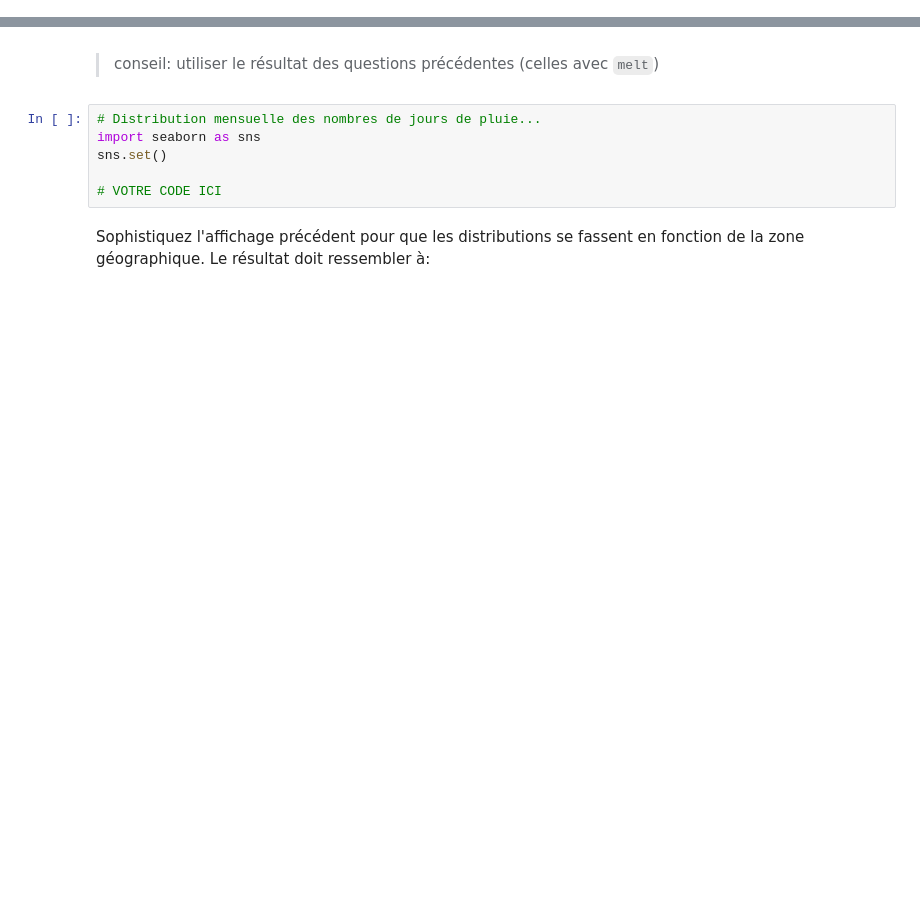
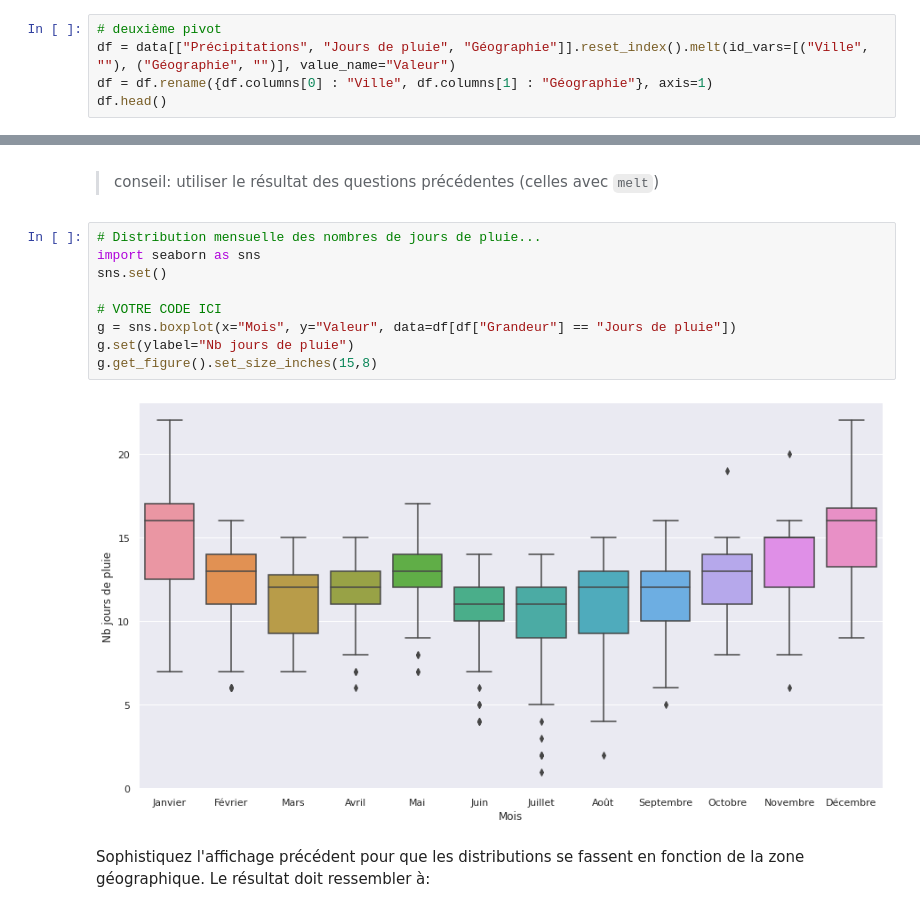
Before and after one commit to Alexandre0702/TP-Analyse-multidimentionnelle, a Jupyter notebook: TP1-pandas.ipynb, the cells around one changed output, grey strips where cells are left out. Cells and saved outputs as stored; diff of their text form; blank space fills up the shorter version.

```diff
--- a/TP1-pandas.ipynb
+++ b/TP1-pandas.ipynb
@@ -385,0 +386,5 @@ df.head()
+# %%
+# deuxième pivot
+df = data[["Précipitations", "Jours de pluie", "Géographie"]].reset_index().melt(id_vars=[("Ville", ""), ("Géographie", "")], value_name="Valeur")
+df = df.rename({df.columns[0] : "Ville", df.columns[1] : "Géographie"}, axis=1)
+df.head()
@@ -404,9 +424,14 @@ Le résultat doit ressembler à:
 # %%
 # Distribution mensuelle des nombres de jours de pluie...
 import seaborn as sns
 sns.set()
 
 # VOTRE CODE ICI
+g = sns.boxplot(x="Mois", y="Valeur", data=df[df["Grandeur"] == "Jours de pluie"])
+g.set(ylabel="Nb jours de pluie")
+g.get_figure().set_size_inches(15,8)
+# %% [output]
+[figure, added]
 # %% [markdown]
 Sophistiquez l'affichage précédent pour que les distributions se fassent en fonction de la zone géographique. Le résultat doit ressembler à:
 
```
Also changed, not shown: parts of 10 cells of this notebook.
